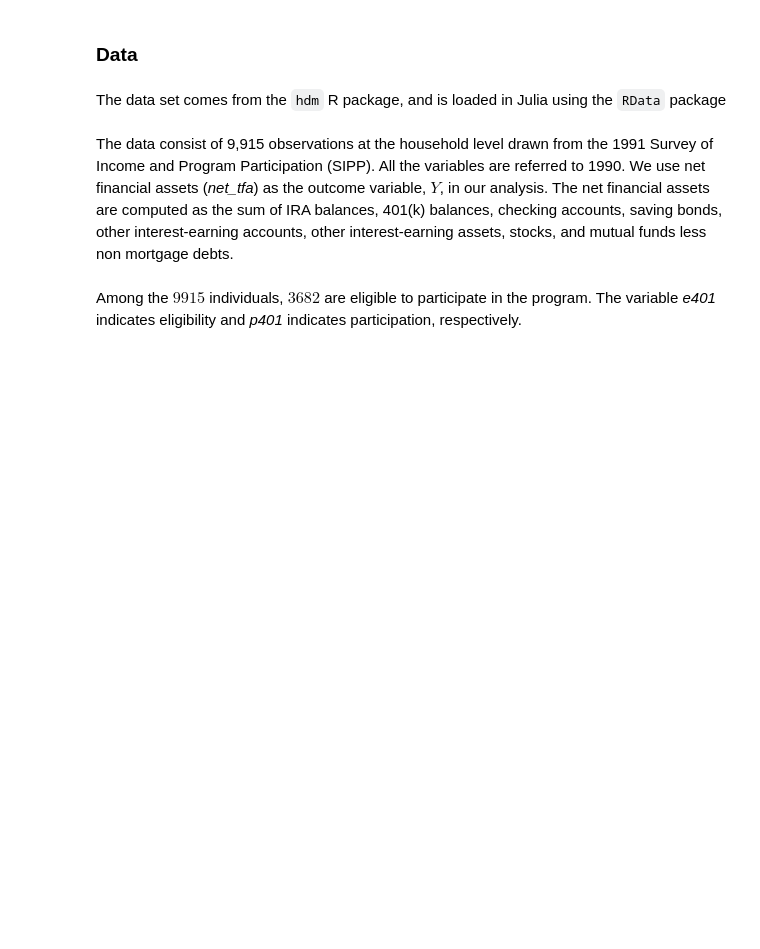
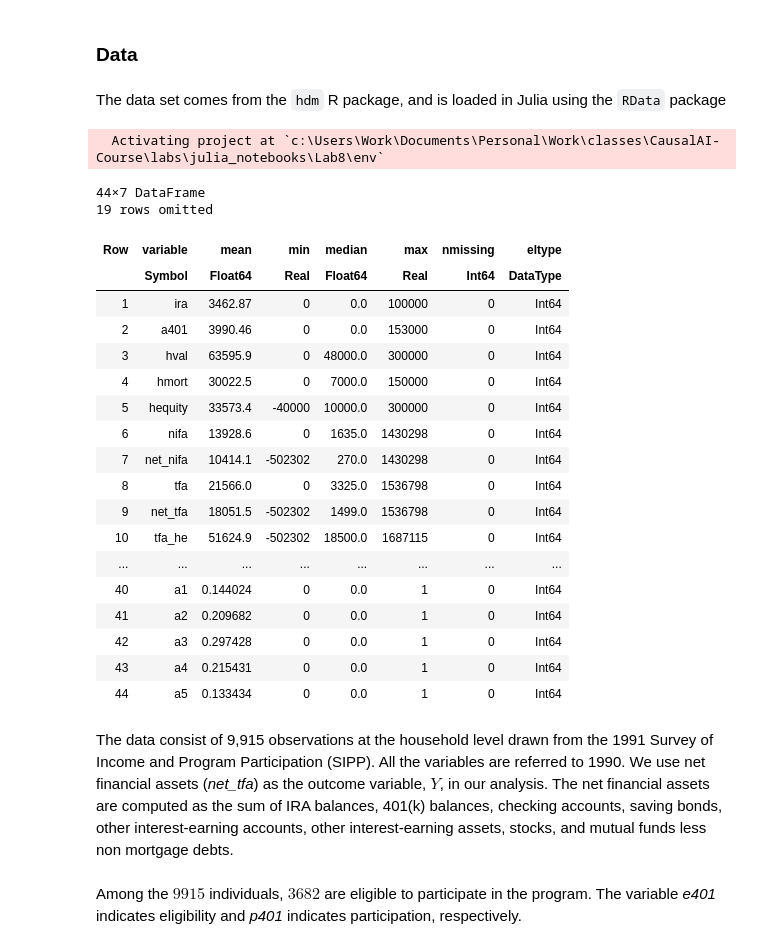
Before and after one commit to d2cml-ai/CausalAI-Course, a Jupyter notebook: labs/julia_notebooks/Lab8/Julia-pm5-401k.ipynb, the cells around one changed output. Cells and saved outputs as stored; diff of their text form; code cells hidden in the pictures; blank space fills up the shorter version.

Commit message:
update lab8 julia

```diff
--- a/labs/julia_notebooks/Lab8/Julia-pm5-401k.ipynb
+++ b/labs/julia_notebooks/Lab8/Julia-pm5-401k.ipynb
@@ -10,4 +10,9 @@ One can argue that eligibility for enrolling in a 401(k) plan in this data can b
 ### Data
 # %% [markdown]
 The data set comes from the `hdm` R package, and is loaded in Julia using the `RData` package
+# %%
+using Pkg
+Pkg.activate("env")
+# %% [output]
+  Activating project at `c:\Users\Work\Documents\Personal\Work\classes\CausalAI-Course\labs\julia_notebooks\Lab8\env`
 # %%
@@ -17,6 +20,32 @@ rdata = RData.load("../data/pension.RData", convert = true);
+# %%
+url = "https://raw.githubusercontent.com/CausalAIBook/MetricsMLNotebooks/main/data/401k.csv"
+data = CSV.read(download(url), DataFrame);
 # %%
-data = DataFrame(rdata["pension"]);
-categorical!(data, [:e401, :p401]);
+data[:, :e401] = categorical(data[:, :e401]);
+data[:, :p401] = categorical(data[:, :p401]);
+# %%
+describe(data)
+# %% [output]
+44×7 DataFrame
+19 rows omitted
+| Row | variable | mean | min | median | max | nmissing | eltype |
+|  | Symbol | Float64 | Real | Float64 | Real | Int64 | DataType |
+| 1 | ira | 3462.87 | 0 | 0.0 | 100000 | 0 | Int64 |
+| 2 | a401 | 3990.46 | 0 | 0.0 | 153000 | 0 | Int64 |
+| 3 | hval | 63595.9 | 0 | 48000.0 | 300000 | 0 | Int64 |
+| 4 | hmort | 30022.5 | 0 | 7000.0 | 150000 | 0 | Int64 |
+| 5 | hequity | 33573.4 | -40000 | 10000.0 | 300000 | 0 | Int64 |
+| 6 | nifa | 13928.6 | 0 | 1635.0 | 1430298 | 0 | Int64 |
+| 7 | net_nifa | 10414.1 | -502302 | 270.0 | 1430298 | 0 | Int64 |
+| 8 | tfa | 21566.0 | 0 | 3325.0 | 1536798 | 0 | Int64 |
+| 9 | net_tfa | 18051.5 | -502302 | 1499.0 | 1536798 | 0 | Int64 |
+| 10 | tfa_he | 51624.9 | -502302 | 18500.0 | 1687115 | 0 | Int64 |
+| ... | ... | ... | ... | ... | ... | ... | ... |
+| 40 | a1 | 0.144024 | 0 | 0.0 | 1 | 0 | Int64 |
+| 41 | a2 | 0.209682 | 0 | 0.0 | 1 | 0 | Int64 |
+| 42 | a3 | 0.297428 | 0 | 0.0 | 1 | 0 | Int64 |
+| 43 | a4 | 0.215431 | 0 | 0.0 | 1 | 0 | Int64 |
+| 44 | a5 | 0.133434 | 0 | 0.0 | 1 | 0 | Int64 |
 # %% [markdown]
 The data consist of 9,915 observations at the household level drawn from the 1991 Survey of Income and Program Participation (SIPP).  All the variables are referred to 1990. We use net financial assets (*net\_tfa*) as the outcome variable, $Y$,  in our analysis. The net financial assets are computed as the sum of IRA balances, 401(k) balances, checking accounts, saving bonds, other interest-earning accounts, other interest-earning assets, stocks, and mutual funds less non mortgage debts.
 # %% [markdown]
```
Also changed, not shown: parts of 93 cells of this notebook, 1 other file.
